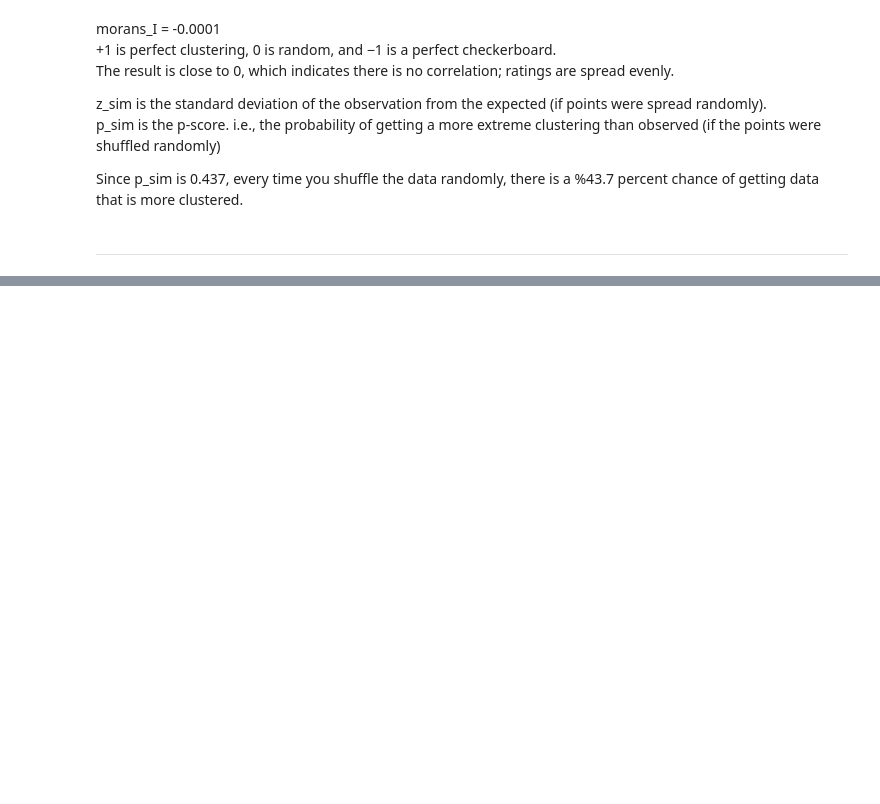
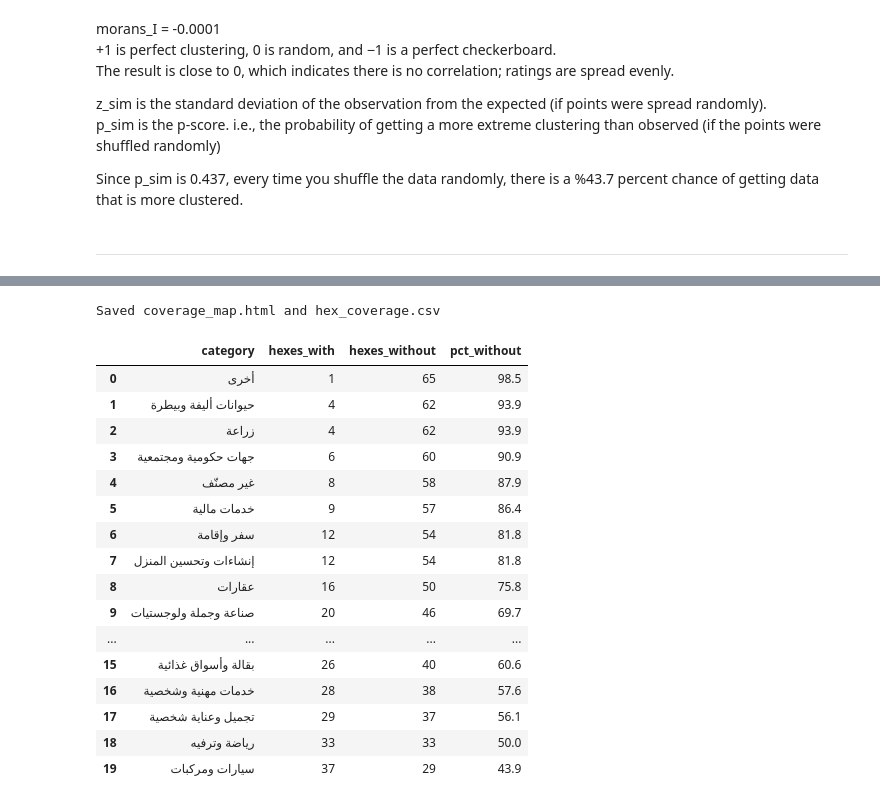
Before and after one commit to najafalsabia/saihat-market-data-project, a Jupyter notebook: geographical_analysis.ipynb, the cells around one changed output, grey strips where cells are left out. Cells and saved outputs as stored; diff of their text form; code cells hidden in the pictures; blank space fills up the shorter version.

Commit message:
Finished the geographical analysis by adding coverage maps.

```diff
--- a/geographical_analysis.ipynb
+++ b/geographical_analysis.ipynb
@@ -253,17 +257,4 @@ Create an interactive map showing all the scraped locations using folium.
 # %%
-# -*- coding: utf-8 -*-
-"""
-Interactive folium map of scraped Google Maps locations.
-
-Features:
-  - points coloured by `category_parent`
-  - hover tooltip (name + fine category)
-  - click popup with details and a clickable Google Maps link
-  - one toggleable layer per category, shown as checkboxes
-
-Run:  python map_locations.py     ->  writes locations_map.html
-"""
-
 LAT, LON = 'latitude', 'longitude'
 PARENT_COL = 'category_parent'
 
@@ -293,7 +284,7 @@ def _row(label, value):
 
 
 def _link(label, url, text):
-    """A clickable link row, or '' if the URL is missing."""
+    """converts url into an anchor element with clickable anchor text."""
     if not _has(url):
         return ''
     href = str(url).strip()
@@ -304,6 +295,11 @@ def _link(label, url, text):
 
 
 def _popup_html(rec):
+    """
+    Takes a dictionary (of a dataframe record/location) as input.
+    Outputs HTML for the pop-up that appears when a location is clicked.
+    Shows all of the information related to the location.
+    """
     name = html.escape(str(rec.get('name_ar', '')).strip()) or 'بدون اسم'
     parts = [
         f'<div dir="rtl" style="font-family:Tahoma,Arial,sans-serif;'
@@ -324,6 +320,10 @@ def _popup_html(rec):
 
 
 def _tooltip_html(rec):
+    """
+    Takes a dictionary (of a dataframe record/location) as input.
+    Outputs HTML for the tooltip that appears when the mouse pointer hovers over a location.
+    """
     name = html.escape(str(rec.get('name_ar', '')).strip()) or 'بدون اسم'
     cat = html.escape(str(rec.get('category', '')).strip()) if _has(rec.get('category')) else ''
     sub = f'<div style="font-size:11px;color:#555">{cat}</div>' if cat else ''
@@ -348,7 +348,7 @@ def build_map(df, lat=LAT, lon=LON, parent_col=PARENT_COL):
     fmap = folium.Map(
         location=[df[lat].median(), df[lon].median()],
         zoom_start=11,
-        tiles='cartodbpositron',          # light, low-contrast basemap
+        tiles='cartodbpositron',
         control_scale=True,
     )
 
@@ -356,12 +356,14 @@ def build_map(df, lat=LAT, lon=LON, parent_col=PARENT_COL):
     layers = {g: folium.FeatureGroup(name=f'{g} ({(groups == g).sum()})')
               for g in order}
 
+    # iterate over all the rows in the dataframe and draw a circle at each location.
     for _, row in df.iterrows():
         rec = row.to_dict()
         g = rec.get(parent_col)
         g = g if _has(g) else UNCLASSIFIED
         color = colors.get(g, FALLBACK_COLOR)
 
+        # Draw a circle whose color depends on the category and size depends on the rating.
         folium.CircleMarker(
             location=[rec[lat], rec[lon]],
             radius = (2 + rec.get('rating')), color=color, weight=1,
@@ -527,0 +658,26 @@ res
+# %%
+fmap, coverage = build_coverage_map(df_h3, resolution=8)
+fmap.save('coverage_map.html')
+print('\nSaved coverage_map.html and hex_coverage.csv')
+# %% [output]
+Saved coverage_map.html and hex_coverage.csv
+# %%
+coverage_summary(coverage)
+# %% [output]
+|  | category | hexes_with | hexes_without | pct_without |
+| 0 | أخرى | 1 | 65 | 98.5 |
+| 1 | حيوانات أليفة وبيطرة | 4 | 62 | 93.9 |
+| 2 | زراعة | 4 | 62 | 93.9 |
+| 3 | جهات حكومية ومجتمعية | 6 | 60 | 90.9 |
+| 4 | غير مصنّف | 8 | 58 | 87.9 |
+| 5 | خدمات مالية | 9 | 57 | 86.4 |
+| 6 | سفر وإقامة | 12 | 54 | 81.8 |
+| 7 | إنشاءات وتحسين المنزل | 12 | 54 | 81.8 |
+| 8 | عقارات | 16 | 50 | 75.8 |
+| 9 | صناعة وجملة ولوجستيات | 20 | 46 | 69.7 |
+| ... | ... | ... | ... | ... |
+| 15 | بقالة وأسواق غذائية | 26 | 40 | 60.6 |
+| 16 | خدمات مهنية وشخصية | 28 | 38 | 57.6 |
+| 17 | تجميل وعناية شخصية | 29 | 37 | 56.1 |
+| 18 | رياضة وترفيه | 33 | 33 | 50.0 |
+| 19 | سيارات ومركبات | 37 | 29 | 43.9 |
```
Also changed, not shown: parts of 12 cells of this notebook, 1 other file.
